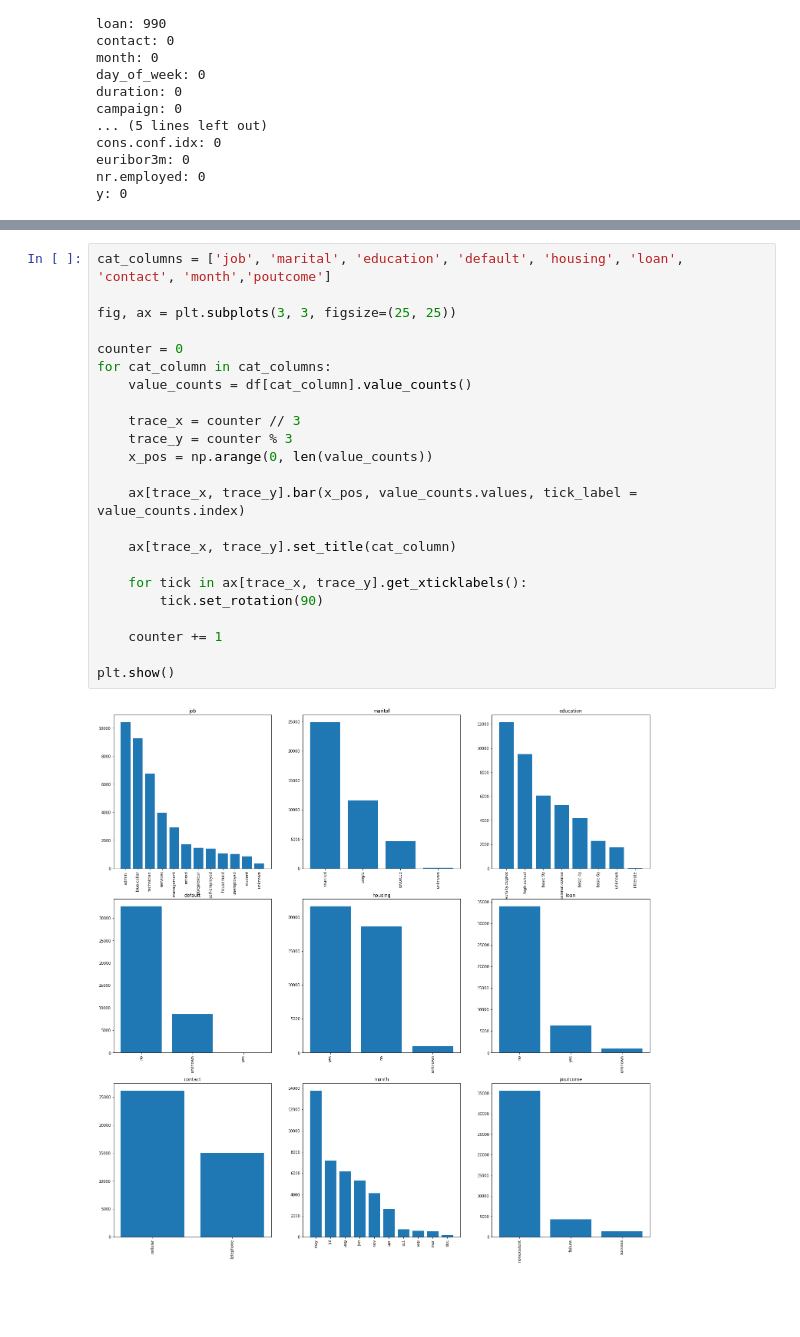
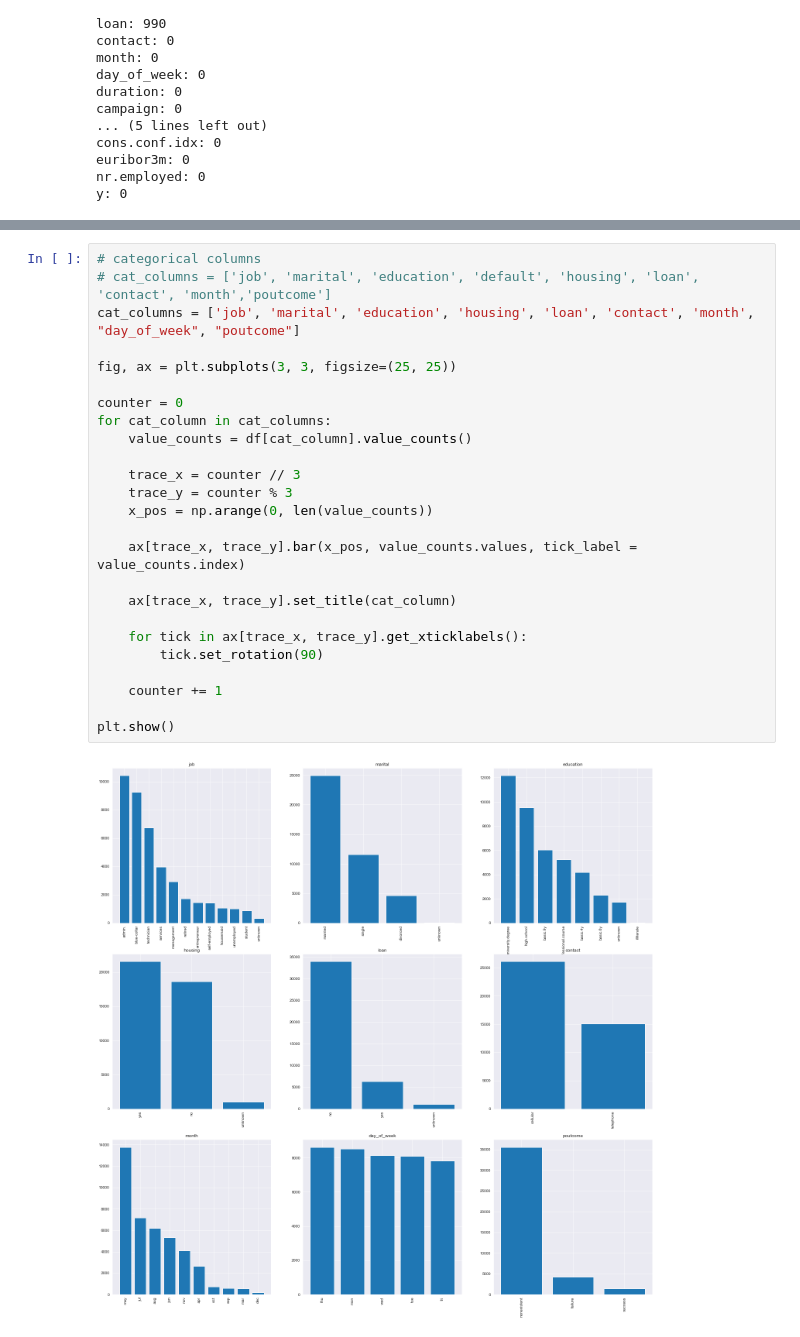
Before and after one commit to dadodimauro/MML-bank-marketing, a Jupyter notebook: bank-marketing/main.ipynb, the cells around one changed output, grey strips where cells are left out. Cells and saved outputs as stored; diff of their text form; blank space fills up the shorter version.

```diff
--- a/bank-marketing/main.ipynb
+++ b/bank-marketing/main.ipynb
@@ -72,25 +72,27 @@ count.plot.bar(title = "total yes")
 # %%
-cat_columns = ['job', 'marital', 'education', 'default', 'housing', 'loan', 'contact', 'month','poutcome']
+# categorical columns
+# cat_columns = ['job', 'marital', 'education', 'default', 'housing', 'loan', 'contact', 'month','poutcome']
+cat_columns = ['job', 'marital', 'education', 'housing', 'loan', 'contact', 'month', "day_of_week", "poutcome"]
 
 fig, ax = plt.subplots(3, 3, figsize=(25, 25))
 
 counter = 0
 for cat_column in cat_columns:
     value_counts = df[cat_column].value_counts()
 
     trace_x = counter // 3
     trace_y = counter % 3
     x_pos = np.arange(0, len(value_counts))
 
     ax[trace_x, trace_y].bar(x_pos, value_counts.values, tick_label = value_counts.index)
 
     ax[trace_x, trace_y].set_title(cat_column)
 
     for tick in ax[trace_x, trace_y].get_xticklabels():
         tick.set_rotation(90)
 
     counter += 1
 
 plt.show()
 # %% [output]
-[figure, old version]
+[figure, new version]
```
Also changed, not shown: parts of 19 cells of this notebook.
